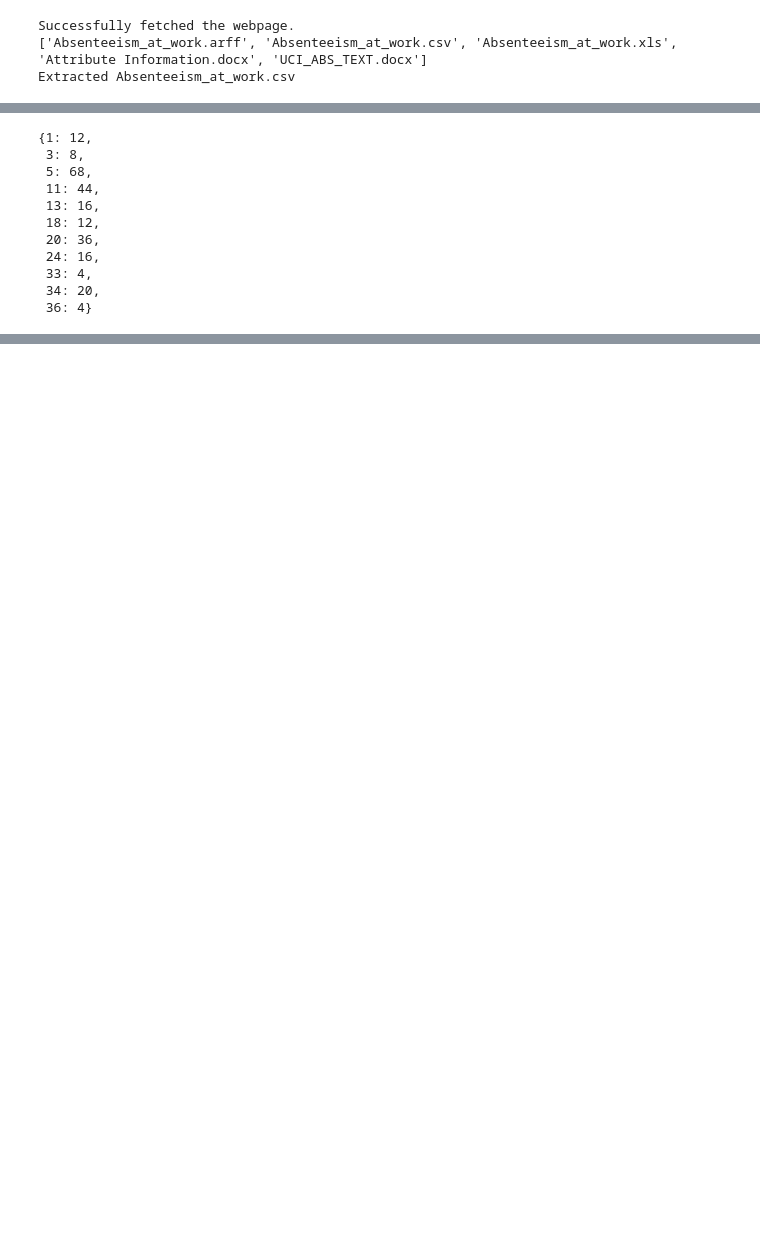
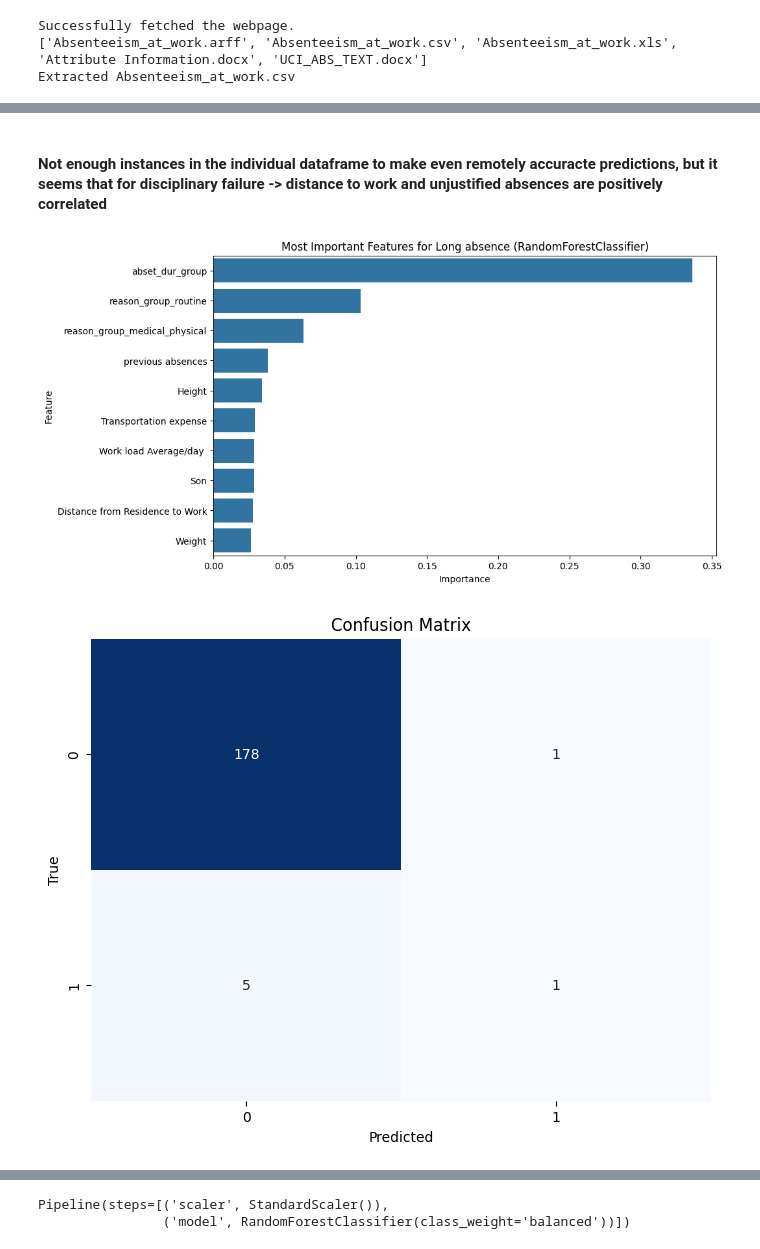
Before and after one commit to githubtijn2002/Absenteeism, a Jupyter notebook: EA.ipynb, the cells around one changed output, grey strips where cells are left out. Cells and saved outputs as stored; diff of their text form; code cells hidden in the pictures; blank space fills up the shorter version.

```diff
--- a/EA.ipynb
+++ b/EA.ipynb
@@ -164,16 +212,0 @@ df['ID'].unique().tolist().sort
-# %%
-# make a column for the amount of absence time that is unjustified absence (26 in category of absence)
-unjust_dict  = df[df['Reason for absence'] == 26].groupby('ID')['Absenteeism time in hours'].sum().to_dict()
-unjust_dict
-# %% [output]
-{1: 12,
- 3: 8,
- 5: 68,
- 11: 44,
- 13: 16,
- 18: 12,
- 20: 36,
- 24: 16,
- 33: 4,
- 34: 20,
- 36: 4}
@@ -186,0 +213,46 @@ unjust_dict
+# %% [markdown]
+#### Not enough instances in the individual dataframe to make even remotely accuracte predictions, but it seems that for disciplinary failure -> distance to work and unjustified absences are positively correlated
+# %%
+from sklearn.ensemble import RandomForestClassifier
+from sklearn.linear_model import LogisticRegression
+from sklearn.utils.class_weight import compute_class_weight
+from functions import extract_plot_FI
+
+df['previous absences'] = 0
+for i in df['ID'].unique():
+    count = 0
+    for j in df[df['ID'] == i].index:
+        if df.loc[j, 'Absenteeism time in hours'] > 0:
+            df.loc[j, 'previous absences'] = count
+        count += 1
+df['Long absence'] = df['Absenteeism time in hours'].map(lambda x: 1 if x >= 40 else 0)
+# one-hot encoding: 'day of the week', 'month of absence', 'reason for absence', 'seasons'
+#df['Reason for absence'] = df['Reason for absence'].map(absence_reasons)
+df['Day of the week'] = df['Day of the week'].map(lambda x: 'Monday' if x == 2 else 'Tuesday' if x == 3 else 'Wednesday' if x == 4 else 'Thursday' if x == 5 else 'Friday' if x == 6 else x)
+df['Month of absence'] = df['Month of absence'].map(lambda x: 'January' if x == 1 else 'February' if x == 2 else 'March' if x == 3 else 'April' if x == 4 else 'May' if x == 5 else 'June' if x == 6 else 'July' if x == 7 else 'August' if x == 8 else 'September' if x == 9 else 'October' if x == 10 else 'November' if x == 11 else x)
+df = pd.get_dummies(df, columns=['Day of the week', 'Month of absence', 'reason_group', 'Seasons'])
+# %%
+
+# Let's predict Long absence with the new features
+X = df.drop(columns=['Long absence', 'ID', 'Absenteeism time in hours'])
+# drop all columns that contain 'Reason for absence' in the name
+for column in X.columns:
+    if 'Reason for absence' in column:
+        X.drop(columns=[column], inplace=True)
+y = df['Long absence']
+extract_plot_FI(X, y, RandomForestClassifier(class_weight='balanced'))
+# only predicts 0s, despite the class weights
+# let's try with a logistic regression model
+
+class_weights = compute_class_weight('balanced', classes=np.unique(y), y=y)
+class_weights = dict(enumerate(class_weights))
+model = LogisticRegression(class_weight=class_weights)
+extract_plot_FI(X, y, model)
+
+# predict disciplinary failure with the new features
+X = df.drop(columns=['Disciplinary failure', 'ID', 'Absenteeism time in hours', 'Reason for absence', 'reason_group_unknown'])
+y = df['Disciplinary failure']
+extract_plot_FI(X, y, RandomForestClassifier(class_weight='balanced'))
+# %% [output]
+[figure, added]
+[figure, added]
@@ -186,0 +263,2 @@ unjust_dict
+Pipeline(steps=[('scaler', StandardScaler()),
+                ('model', RandomForestClassifier(class_weight='balanced'))])
```
Also changed, not shown: parts of 18 cells of this notebook, 4 other files.
